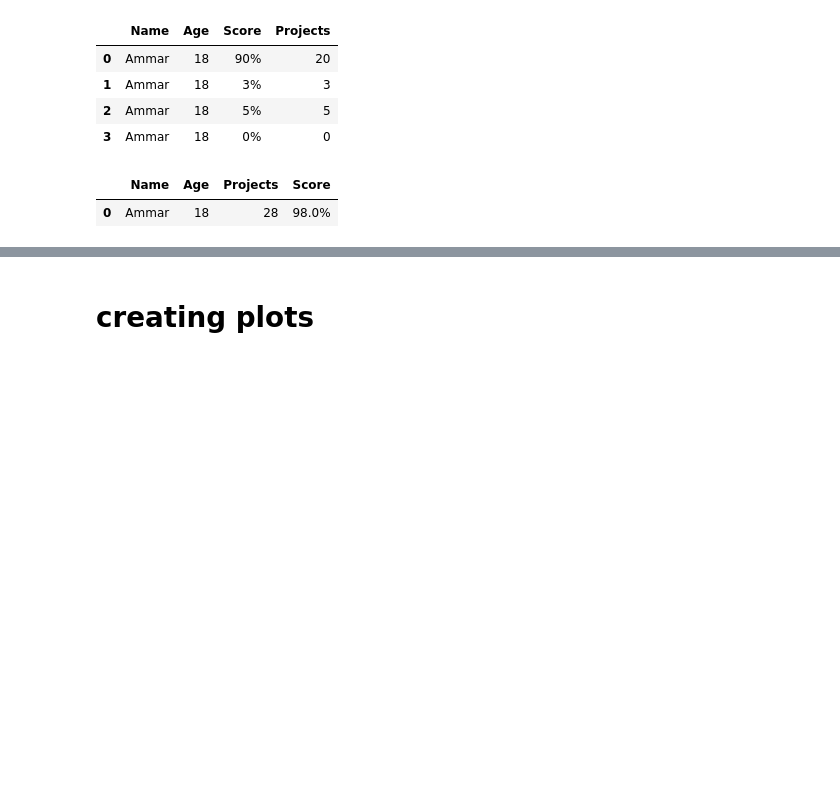
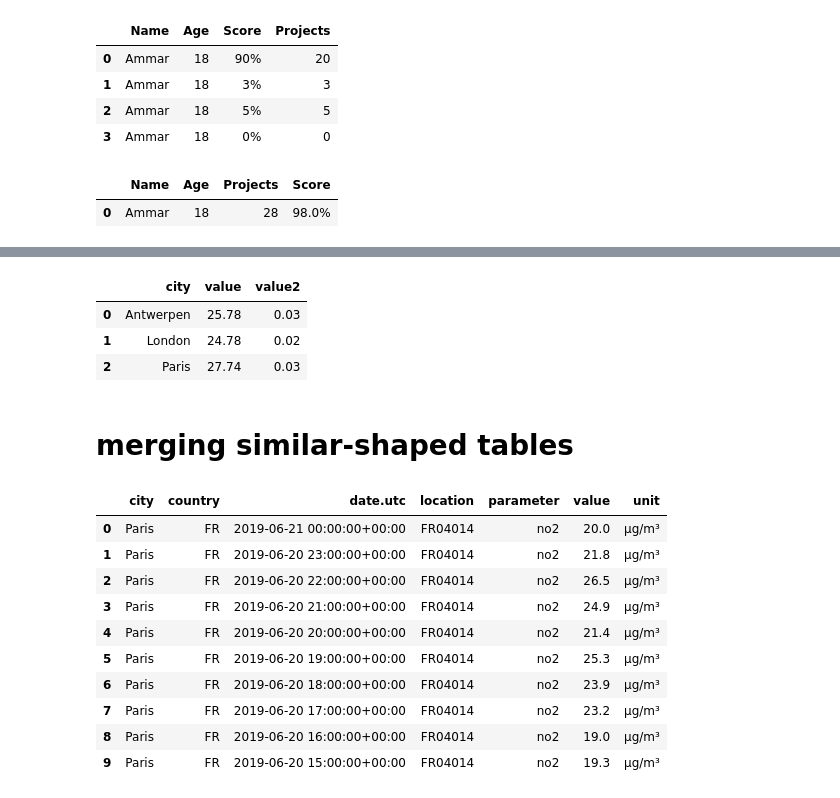
Before and after one commit to AmmarASalem/testing_pandas, a Jupyter notebook: testing.ipynb, the cells around one changed output, grey strips where cells are left out. Saved outputs shown, nothing was run; the diff lists cells and outputs as text; code cells hidden in the pictures; blank space fills up the shorter version.

```diff
--- a/testing.ipynb
+++ b/testing.ipynb
@@ -319,2 +355,25 @@ df_merged
+# %%
+# merging the rows by the city name and finding the averages of value and value2
+air_quality_no2_df.groupby("city", as_index=False)[["value", "value2"]].mean().round(2)
+# %% [output]
+|  | city | value | value2 |
+| 0 | Antwerpen | 25.78 | 0.03 |
+| 1 | London | 24.78 | 0.02 |
+| 2 | Paris | 27.74 | 0.03 |
 # %% [markdown]
-# creating plots
+# merging similar-shaped tables
+# %%
+air_quality_pm25_df = pd.read_csv("data/air_quality_no2_long.csv")
+air_quality_pm25_df.head(10)
+# %% [output]
+|  | city | country | date.utc | location | parameter | value | unit |
+| 0 | Paris | FR | 2019-06-21 00:00:00+00:00 | FR04014 | no2 | 20.0 | µg/m³ |
+| 1 | Paris | FR | 2019-06-20 23:00:00+00:00 | FR04014 | no2 | 21.8 | µg/m³ |
+| 2 | Paris | FR | 2019-06-20 22:00:00+00:00 | FR04014 | no2 | 26.5 | µg/m³ |
+| 3 | Paris | FR | 2019-06-20 21:00:00+00:00 | FR04014 | no2 | 24.9 | µg/m³ |
+| 4 | Paris | FR | 2019-06-20 20:00:00+00:00 | FR04014 | no2 | 21.4 | µg/m³ |
+| 5 | Paris | FR | 2019-06-20 19:00:00+00:00 | FR04014 | no2 | 25.3 | µg/m³ |
+| 6 | Paris | FR | 2019-06-20 18:00:00+00:00 | FR04014 | no2 | 23.9 | µg/m³ |
+| 7 | Paris | FR | 2019-06-20 17:00:00+00:00 | FR04014 | no2 | 23.2 | µg/m³ |
+| 8 | Paris | FR | 2019-06-20 16:00:00+00:00 | FR04014 | no2 | 19.0 | µg/m³ |
+| 9 | Paris | FR | 2019-06-20 15:00:00+00:00 | FR04014 | no2 | 19.3 | µg/m³ |
```
Also changed, not shown: parts of 3 cells of this notebook, 2 other files.
